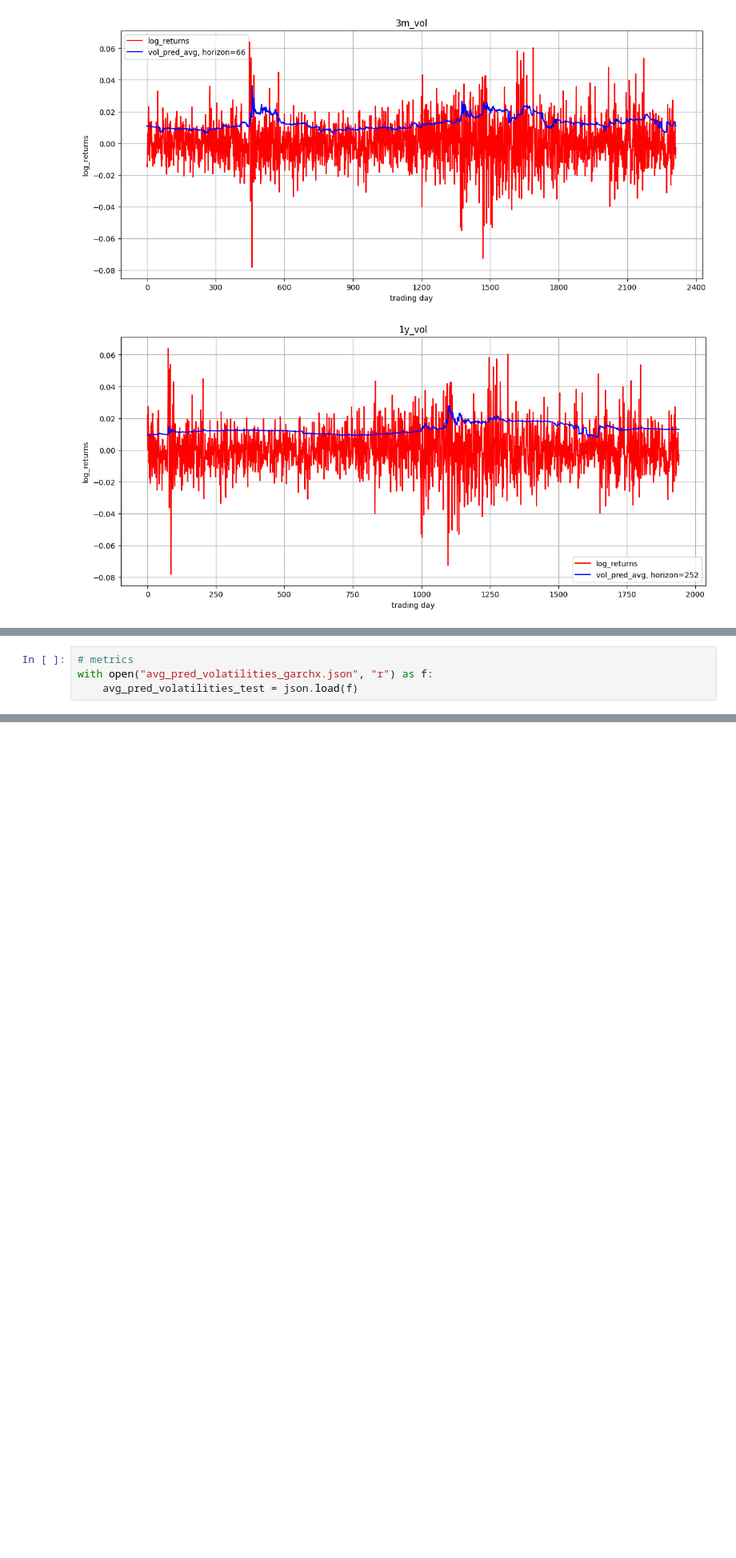
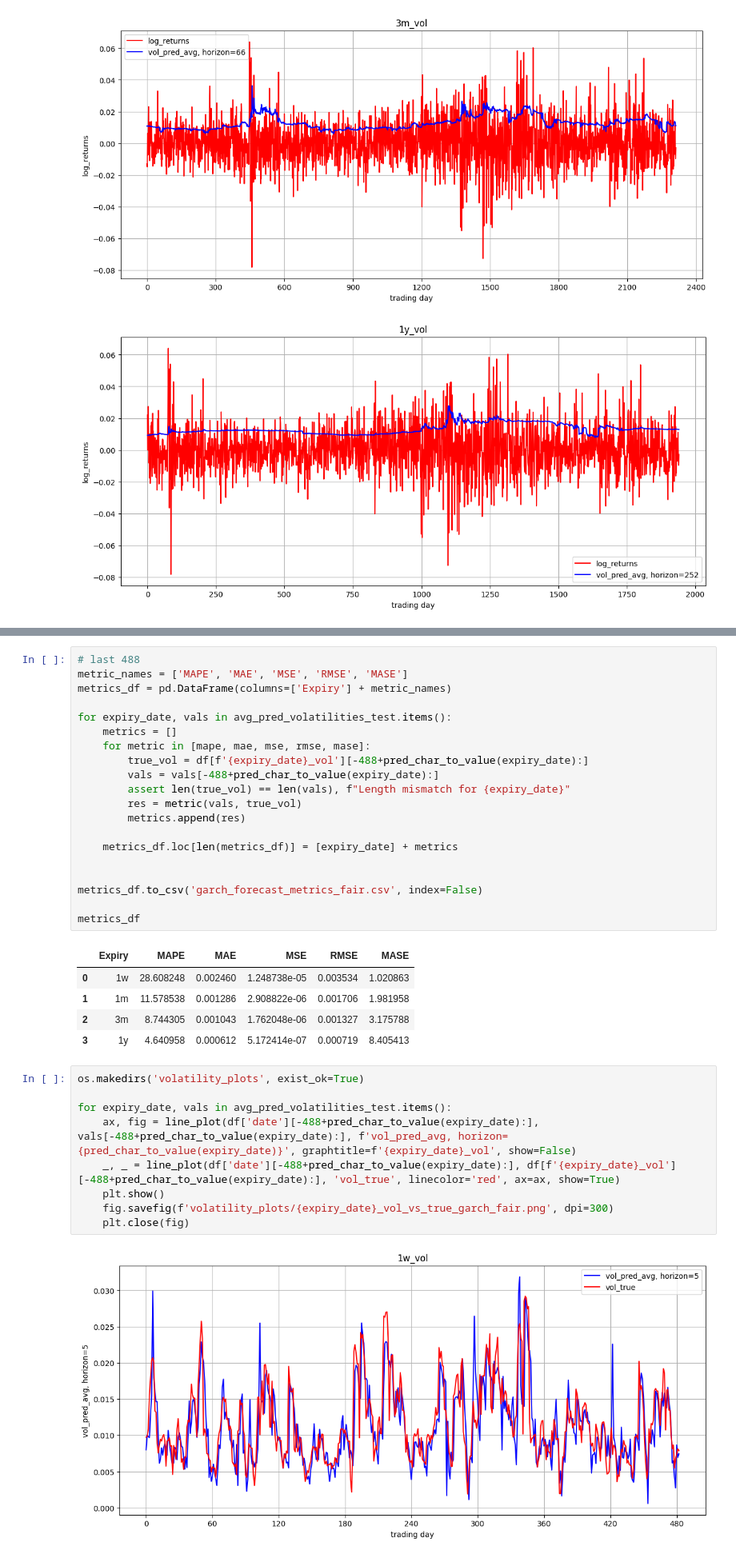
Before and after one commit to panstenos/Commodity-Optionality-Pricing-UCL-Dissertation, a Jupyter notebook: Volatility Models/arch_family.ipynb, the cells around one changed output, grey strips where cells are left out. Shown at 80% size. Cells and saved outputs as stored; diff of their text form; blank space fills up the shorter version.

```diff
--- a/Volatility Models/arch_family.ipynb
+++ b/Volatility Models/arch_family.ipynb
@@ -533,4 +445,0 @@ with open("avg_pred_volatilities_garchx.json", "w") as f:
-# %%
-# metrics
-with open("avg_pred_volatilities_garchx.json", "r") as f:
-    avg_pred_volatilities_test = json.load(f)
@@ -561,0 +448,37 @@ metrics_df
+# %%
+# last 488
+metric_names = ['MAPE', 'MAE', 'MSE', 'RMSE', 'MASE']
+metrics_df = pd.DataFrame(columns=['Expiry'] + metric_names)
+
+for expiry_date, vals in avg_pred_volatilities_test.items():
+    metrics = []
+    for metric in [mape, mae, mse, rmse, mase]:
+        true_vol = df[f'{expiry_date}_vol'][-488+pred_char_to_value(expiry_date):]
+        vals = vals[-488+pred_char_to_value(expiry_date):]
+        assert len(true_vol) == len(vals), f"Length mismatch for {expiry_date}"
+        res = metric(vals, true_vol)
+        metrics.append(res)
+
+    metrics_df.loc[len(metrics_df)] = [expiry_date] + metrics
+
+
+metrics_df.to_csv('garch_forecast_metrics_fair.csv', index=False)
+
+metrics_df
+# %% [output]
+|  | Expiry | MAPE | MAE | MSE | RMSE | MASE |
+| 0 | 1w | 28.608248 | 0.002460 | 1.248738e-05 | 0.003534 | 1.020863 |
+| 1 | 1m | 11.578538 | 0.001286 | 2.908822e-06 | 0.001706 | 1.981958 |
+| 2 | 3m | 8.744305 | 0.001043 | 1.762048e-06 | 0.001327 | 3.175788 |
+| 3 | 1y | 4.640958 | 0.000612 | 5.172414e-07 | 0.000719 | 8.405413 |
+# %%
+os.makedirs('volatility_plots', exist_ok=True)
+
+for expiry_date, vals in avg_pred_volatilities_test.items():
+    ax, fig = line_plot(df['date'][-488+pred_char_to_value(expiry_date):], vals[-488+pred_char_to_value(expiry_date):], f'vol_pred_avg, horizon={pred_char_to_value(expiry_date)}', graphtitle=f'{expiry_date}_vol', show=False)
+    _, _ = line_plot(df['date'][-488+pred_char_to_value(expiry_date):], df[f'{expiry_date}_vol'][-488+pred_char_to_value(expiry_date):], 'vol_true', linecolor='red', ax=ax, show=True)
+    plt.show()
+    fig.savefig(f'volatility_plots/{expiry_date}_vol_vs_true_garch_fair.png', dpi=300)
+    plt.close(fig)
+# %% [output]
+[figure, added]
```
Also changed, not shown: parts of 8 cells of this notebook, 12 other files.
